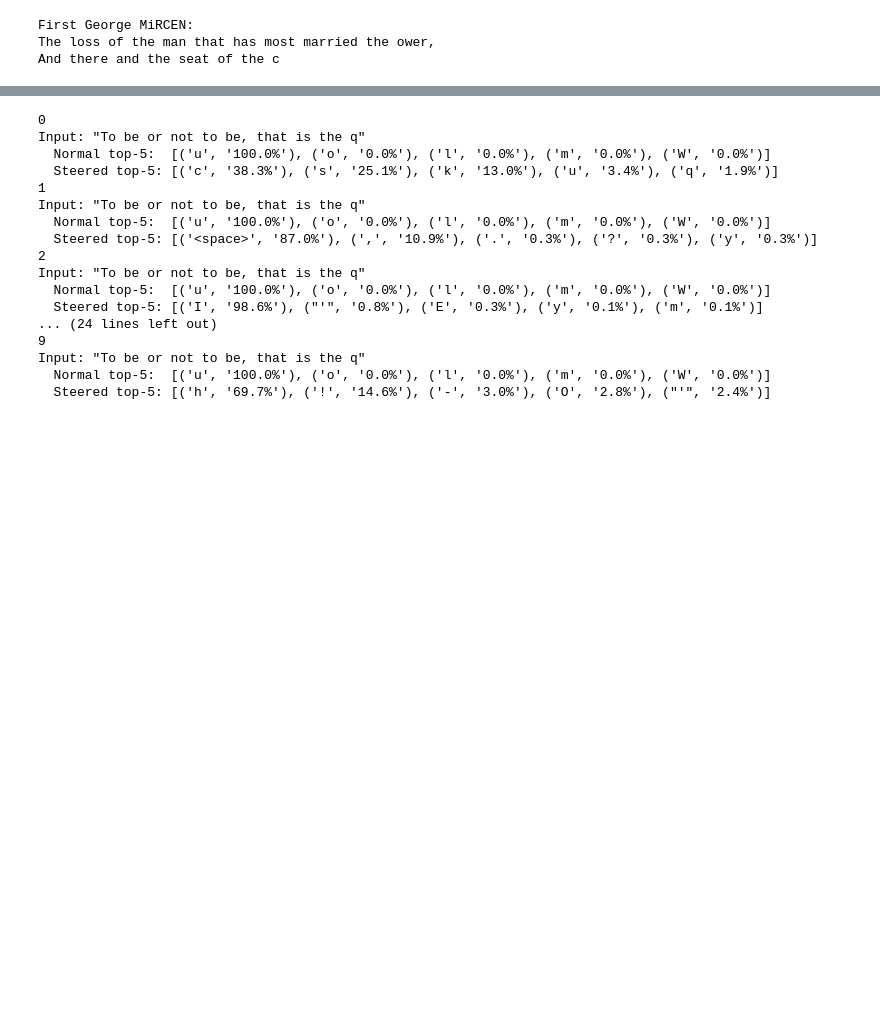
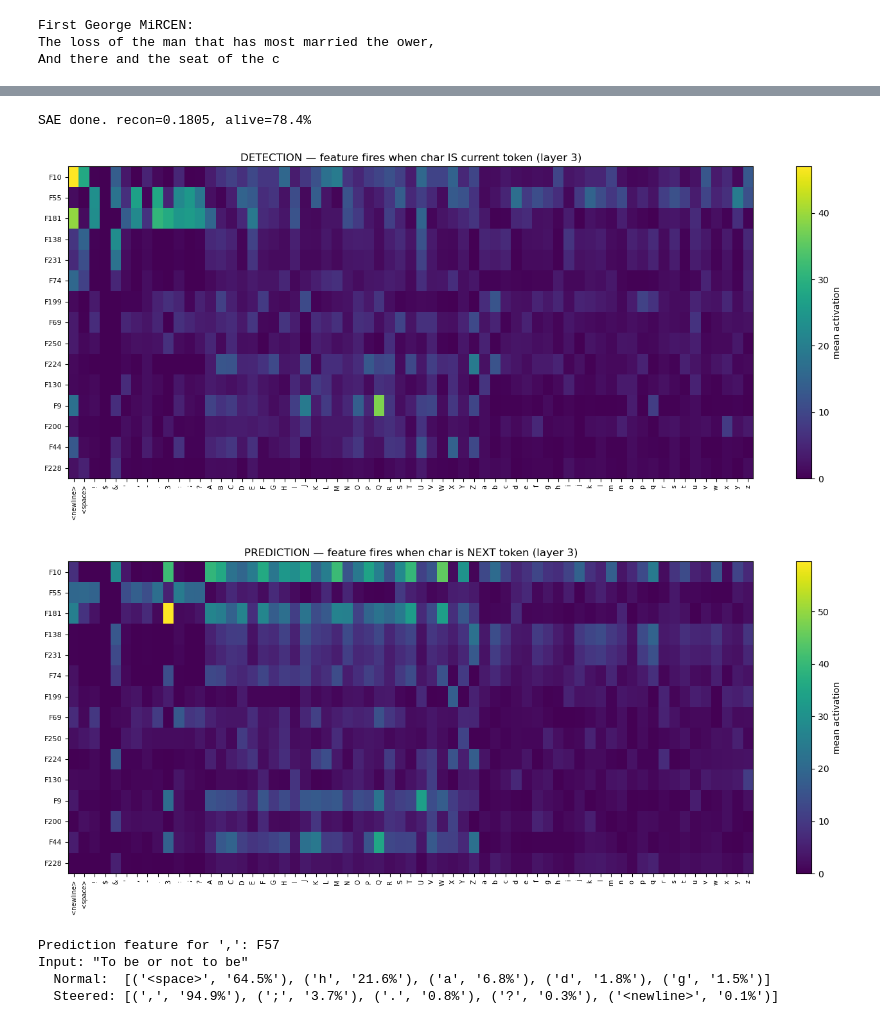
Before and after one commit to uncoded0123/mechanistic_interpretability, a Jupyter notebook: minimal_transformer/heatmap_minimal_transformer.ipynb, the cells around one changed output, grey strips where cells are left out. Saved outputs shown, nothing was run; the diff lists cells and outputs as text; code cells hidden in the pictures; blank space fills up the shorter version.

```diff
--- a/minimal_transformer/heatmap_minimal_transformer.ipynb
+++ b/minimal_transformer/heatmap_minimal_transformer.ipynb
@@ -159,8 +150,9 @@ plt.show()
 sae_dim = 256
 sae_layer = 3
 sae_lr = 1e-3
-sae_steps = 3000
+sae_steps = 4000
 sae_l1_lambda = 0.02
+n_batches = 5
 
 sae_enc = torch.randn(dim, sae_dim, device=device, dtype=torch.float32) * 0.01
 sae_dec = torch.randn(sae_dim, dim, device=device, dtype=torch.float32) * 0.01
@@ -174,7 +166,7 @@ sae_encode = lambda x: F.relu(x @ sae_enc + sae_enc_b)
 
 # Collect activations at sae_layer
 @torch.no_grad()
-def collect_activations(seqs, n_batches=10):
+def collect_activations(seqs):
     all_acts, all_toks, all_targets = [], [], []
     for _ in range(n_batches):
         idx = torch.randint(0, seqs.shape[0], (batch_size,))
@@ -184,9 +176,7 @@ def collect_activations(seqs, n_batches=10):
         all_targets.append(x_tgt.view(-1))
     return torch.cat(all_acts), torch.cat(all_toks), torch.cat(all_targets)
 
-print(f"Collecting activations from layer {sae_layer}...")
 acts, toks, targets = collect_activations(train_seqs)
-print(f"Collected {acts.shape[0]} vectors, shape {acts.shape}")
 
 # Train SAE
 sae_opt = torch.optim.Adam(sae_params, lr=sae_lr)
@@ -197,9 +187,7 @@ for step in range(sae_steps):
     l1_loss = h.abs().mean()
     loss = recon_loss + sae_l1_lambda * l1_loss
     sae_opt.zero_grad(); loss.backward(); sae_opt.step()
-    if step % 500 == 0:
-        print(f"  step {step}: recon={recon_loss.item():.4f}, l1={l1_loss.item():.4f}, alive={(h > 0).float().mean().item():.2%}")
-print("SAE done.")
+print(f"SAE done. recon={recon_loss.item():.4f}, alive={(h > 0).float().mean().item():.1%}")
 
 # Encode all activations once, reuse everywhere
 h_all = sae_encode(acts).detach()
@@ -209,77 +197,52 @@ def rank_features(top_n=15):
     valid = ((fire_rate > 0.01) & (fire_rate < 0.5)).nonzero().squeeze(-1)
     if len(valid) == 0: return None
     return valid[h_all[:, valid].mean(dim=0).argsort(descending=True)][:top_n]
-
-# Top activating contexts per feature
-ranked = rank_features(10)
-if ranked is not None:
-    for feat_idx in ranked:
-        top_idx = h_all[:, feat_idx].argsort(descending=True)[:8]
-        print(f"\n── Feature {feat_idx.item()} (fires {fire_rate[feat_idx].item():.1%}) ──")
-        for j in top_idx:
-            print(f"  '{char_label(itos[toks[j].item()])}' act={h_all[j, feat_idx].item():.2f}")
-
-# Find which feature most activates when predicting a given char
-def find_feature_for_predicting(char):
-    mask = (targets == stoi[char])
-    if not mask.any(): return None
-    feat = h_all[mask].mean(dim=0).argmax().item()
-    print(f"Prediction feature for '{char_label(char)}': F{feat}")
-    return feat
-
-comma_pred = find_feature_for_predicting(',')
-space_pred = find_feature_for_predicting(' ')
-newline_pred = find_feature_for_predicting('\n')
 
 # Heatmap: mean SAE activation per feature per char
 def plot_heatmap(token_ids, title, top_n=15):
     ranked = rank_features(top_n)
     if ranked is None: return
     grid = torch.zeros(len(ranked), vocab_size)
     for i, f in enumerate(ranked):
         for c in range(vocab_size):
             m = (token_ids == c)
             if m.any(): grid[i, c] = h_all[m, f].mean().item()
     plt.figure(figsize=(14, max(3, len(ranked) * 0.4)))
     plt.imshow(grid.numpy(), aspect='auto', cmap='viridis')
     plt.xticks(range(vocab_size), [char_label(itos[c]) for c in range(vocab_size)], fontsize=7, rotation=90)
     plt.yticks(range(len(ranked)), [f"F{f.item()}" for f in ranked], fontsize=8)
     plt.colorbar(label='mean activation'); plt.title(title); plt.tight_layout(); plt.show()
 
 plot_heatmap(toks, f'DETECTION — feature fires when char IS current token (layer {sae_layer})')
 plot_heatmap(targets, f'PREDICTION — feature fires when char is NEXT token (layer {sae_layer})')
 
 # Steering: inject sae_dec direction at sae_layer, compare normal vs steered top-5
 @torch.no_grad()
 def steer(text, sae_dec_i, strength):
     tok = torch.tensor([encode(text)], device=device)
     top5 = lambda lg: [(char_label(itos[i.item()]), f"{v.item():.1%}") for v, i in zip(*F.softmax(lg, dim=-1).topk(5))]
     normal_logits = forward(tok)[0, -1]
     steered_logits = forward(tok, steer_layer=sae_layer, steer_vec=sae_dec_i.float() * strength)[0, -1]
     print(f'Input: "{text}"')
     print(f"  Normal:  {top5(normal_logits)}")
     print(f"  Steered: {top5(steered_logits)}")
+
+# Find which feature most activates when predicting a given char
+def find_feature_for_predicting(char):
+    mask = (targets == stoi[char])
+    if not mask.any(): return None
+    feat = h_all[mask].mean(dim=0).argmax().item()
+    print(f"Prediction feature for '{char_label(char)}': F{feat}")
+    return feat
+# %% [output]
+SAE done. recon=0.1805, alive=78.4%
+[figure, added]
+[figure, added]
 # %%
-# Cell 8 — Steer Test
-# space_pred = find_feature_for_predicting('q')
-for i in range(10):
-    print(i)
-    steer("To be or not to be, that is the q", sae_dec[i], 2000.0)
+feat = find_feature_for_predicting(',')
+steer("To be or not to be", sae_dec[feat], 2000.0)
 # %% [output]
-0
-Input: "To be or not to be, that is the q"
-  Normal top-5:  [('u', '100.0%'), ('o', '0.0%'), ('l', '0.0%'), ('m', '0.0%'), ('W', '0.0%')]
-  Steered top-5: [('c', '38.3%'), ('s', '25.1%'), ('k', '13.0%'), ('u', '3.4%'), ('q', '1.9%')]
-1
-Input: "To be or not to be, that is the q"
-  Normal top-5:  [('u', '100.0%'), ('o', '0.0%'), ('l', '0.0%'), ('m', '0.0%'), ('W', '0.0%')]
-  Steered top-5: [('<space>', '87.0%'), (',', '10.9%'), ('.', '0.3%'), ('?', '0.3%'), ('y', '0.3%')]
-2
-Input: "To be or not to be, that is the q"
-  Normal top-5:  [('u', '100.0%'), ('o', '0.0%'), ('l', '0.0%'), ('m', '0.0%'), ('W', '0.0%')]
-  Steered top-5: [('I', '98.6%'), ("'", '0.8%'), ('E', '0.3%'), ('y', '0.1%'), ('m', '0.1%')]
-... (24 lines left out)
-9
-Input: "To be or not to be, that is the q"
-  Normal top-5:  [('u', '100.0%'), ('o', '0.0%'), ('l', '0.0%'), ('m', '0.0%'), ('W', '0.0%')]
-  Steered top-5: [('h', '69.7%'), ('!', '14.6%'), ('-', '3.0%'), ('O', '2.8%'), ("'", '2.4%')]
+Prediction feature for ',': F57
+Input: "To be or not to be"
+  Normal:  [('<space>', '64.5%'), ('h', '21.6%'), ('a', '6.8%'), ('d', '1.8%'), ('g', '1.5%')]
+  Steered: [(',', '94.9%'), (';', '3.7%'), ('.', '0.8%'), ('?', '0.3%'), ('<newline>', '0.1%')]
```
Also changed, not shown: parts of 2 cells of this notebook.
